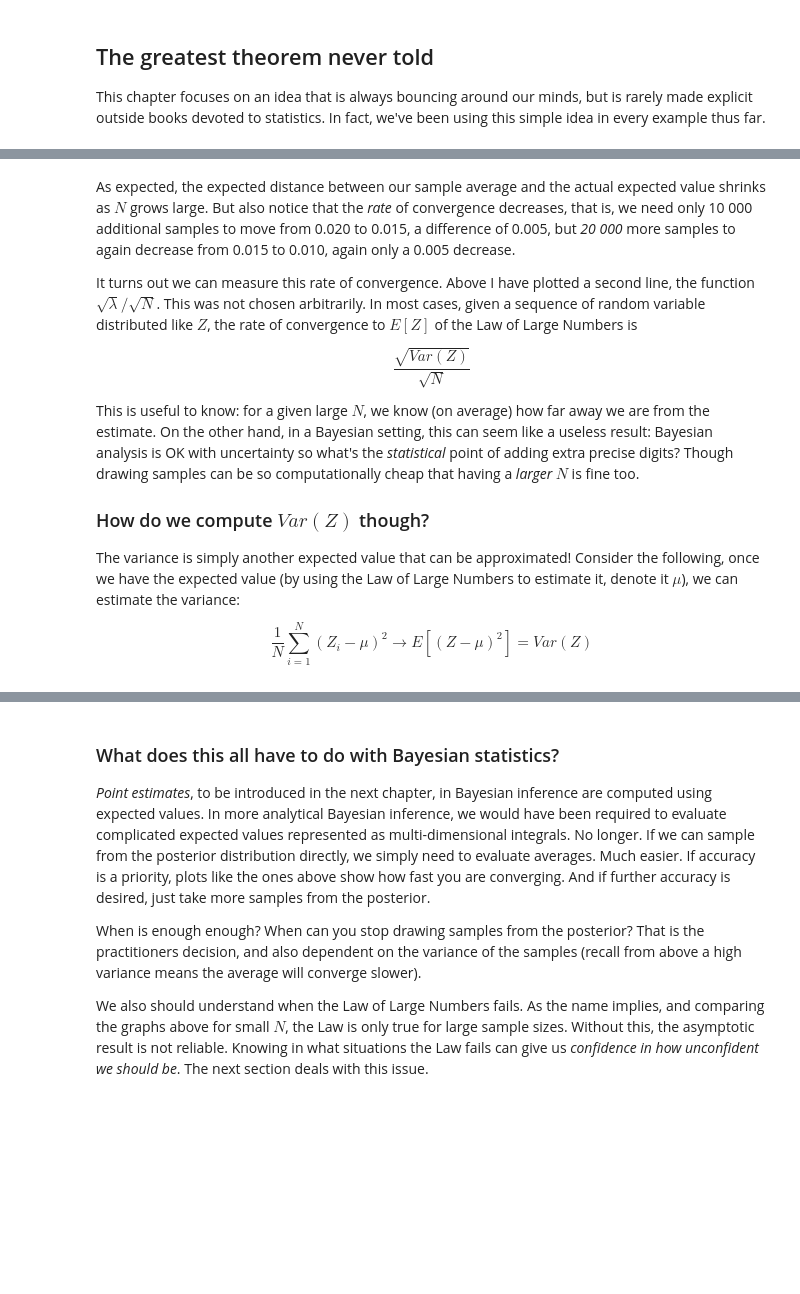
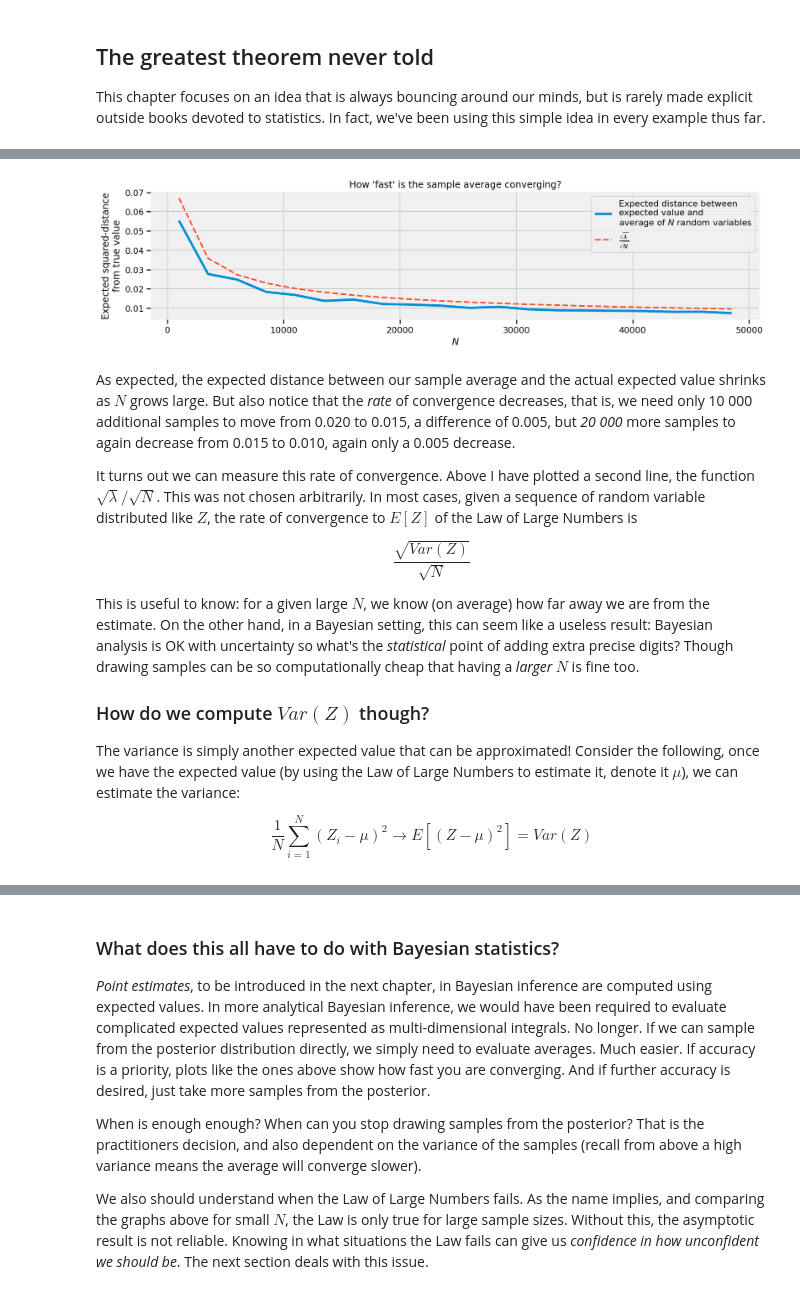
Before and after one commit to polars-stats/PPBMH, a Jupyter notebook: Chapter_4.ipynb, the cells around one changed output, grey strips where cells are left out. Saved outputs shown, nothing was run; the diff lists cells and outputs as text; code cells hidden in the pictures; blank space fills up the shorter version.

```diff
--- a/Chapter_4.ipynb
+++ b/Chapter_4.ipynb
@@ -229,27 +214,30 @@ $$ \sqrt{\frac{1}{N_Y} \sum_{k=1}^{N_Y} Y_k} \approx D(N) $$
 # %%
-N_Y = tf.constant(250)  # Use this many to approximate D(N)
-N_array = np.arange(1000., 50000., 2500)  # Use this many samples in the approx. to the variance.
-lambda_val = tf.constant(4.5)
-expected_value = tf.constant(4.5)  # For X ~ Poi(lambda) , E[X] = lambda
+N_Y = 250  # Use this many to approximate D(N)
+N_array = arange(1000., 50000., 2500)  # Use this many samples in the approx. to the variance.
+rate = 4.5
+expected_value = 4.5  # For X ~ Poi(lambda) , E[X] = lambda
 
 
 def D_N(n):
     """This function approx. D_n, the average variance of using n samples."""
-    Z = Poisson(rate = lambda_val).sample(sample_shape = (int(n), int(N_Y)))
-    mean_Z = np.mean(Z, axis = 0)
-    return np.mean(np.sqrt(((mean_Z - expected_value) ** 2)))
+    key = random.PRNGKey(0)
+    Z = poisson(key, rate, (int(n), 250))
+    mean_Z = mean(Z, axis = 0)
+    return mean(sqrt(((mean_Z - expected_value) ** 2)))
 
-D_N_results = tf.convert_to_tensor([D_N(n) for n in N_array])
+D_N_results = array([D_N(n) for n in N_array])
 
 plt.figure(figsize(12.5, 3))
 plt.xlabel("$N$")
 plt.ylabel("Expected squared-distance\nfrom true value")
-plt.plot(N_array, D_N_results, lw=3,
-         label="Expected distance between\nexpected value and\naverage of $N$ random variables")
-plt.plot(N_array, np.sqrt(expected_value) / np.sqrt(N_array), lw=2, ls='--',
-         label=r"$\frac{\sqrt{\lambda}}{\sqrt{N}}$" )
+plt.plot(N_array, D_N_results, lw = 3,
+         label = "Expected distance between\nexpected value and\naverage of $N$ random variables")
+plt.plot(N_array, sqrt(expected_value) / sqrt(N_array), lw = 2, ls = '--',
+         label = r"$\frac{\sqrt{\lambda}}{\sqrt{N}}$" )
 plt.legend()
 plt.title("How 'fast' is the sample average converging?");
+# %% [output]
+[figure, added]
 # %% [markdown]
 As expected, the expected distance between our sample average and the actual expected value shrinks as $N$ grows large. But also notice that the *rate* of convergence decreases, that is, we need only 10 000 additional samples to move from 0.020 to 0.015, a difference of 0.005, but *20 000* more samples to again decrease from 0.015  to 0.010, again only a 0.005 decrease.
 
@@ -264,7 +252,7 @@ This is useful to know: for a given large $N$, we know (on average) how far away
 
 The variance is simply another expected value that can be approximated! Consider the following, once we have the expected value (by using the Law of Large Numbers to estimate it, denote it $\mu$), we can estimate the variance:
 
-$$ \frac{1}{N}\sum_{i=1}^N (Z_i - \mu)^2 \rightarrow E[(Z - \mu)^2] = Var(Z) $$
+$$ \frac{1}{N}\sum_{i = 1}^N (Z_i - \mu)^2 \rightarrow E[(Z - \mu)^2] = Var(Z) $$
 # %% [markdown]
 ### Expected values and probabilities
 There is an even less explicit relationship between expected value and estimating probabilities. Define the *indicator function*
```
Also changed, not shown: parts of 27 cells of this notebook.
